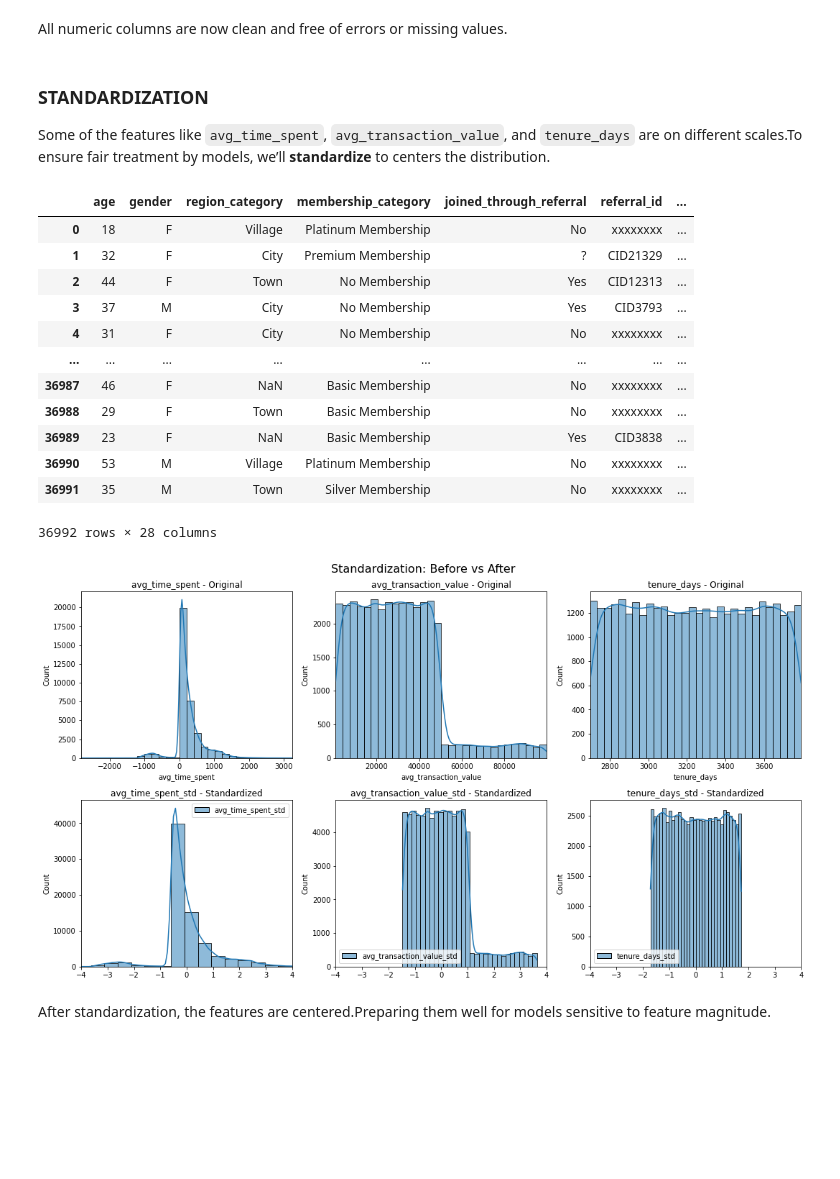
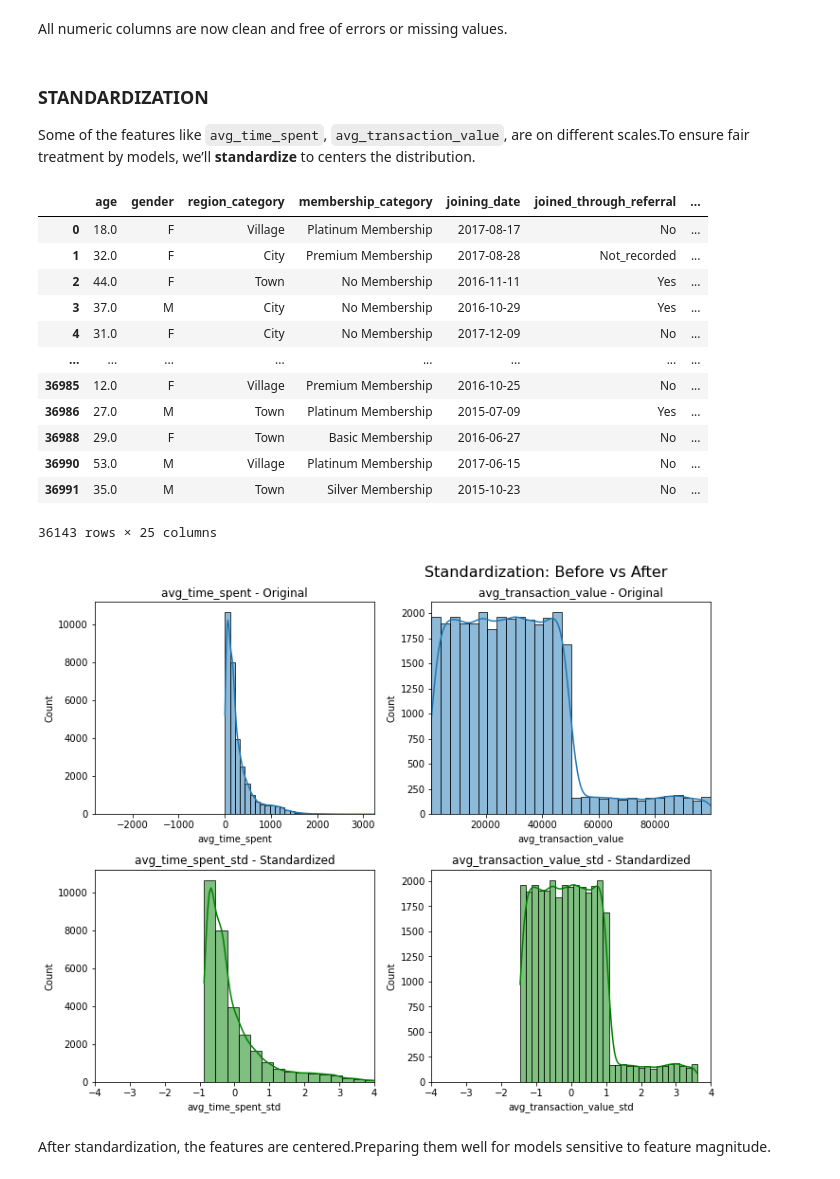
Before and after one commit to wambuikariuki/Capstone_Phase5_group9, a Jupyter notebook: Notebook.ipynb, the cells around one changed output. Drawn from its saved outputs; the diff is of its cells as text; code cells hidden in the pictures; blank space fills up the shorter version.

```diff
--- a/Notebook.ipynb
+++ b/Notebook.ipynb
@@ -576,3 +656,28 @@ df_cleaned.loc[df_cleaned['avg_time_spent'] < 0, 'avg_time_spent'] = median_time
+# %%
+discount_mapping = {
+    'yes': 'Yes',
+    'no': 'No',
+    'y': 'Yes',
+    'n': 'No'
+}
+df_cleaned['used_special_discount'] = df_cleaned['used_special_discount'].map(discount_mapping).fillna('No')
+# %%
+df_cleaned['offer_application_preference'] = df_cleaned['offer_application_preference'].astype(str).str.strip().str.lower()
+offer_mapping = {
+    'yes': 'Yes',
+    'no': 'No',
+    'y': 'Yes',
+    'n': 'No'
+}
+df_cleaned['offer_application_preference'] = df_cleaned['offer_application_preference'].map(offer_mapping).fillna('No')
+df_cleaned['past_complaint'] = df_cleaned['past_complaint'].astype(str).str.strip().str.lower()
+complaint_mapping = {
+    'yes': 'Yes',
+    'no': 'No',
+    'y': 'Yes',
+    'n': 'No'
+}
+df_cleaned['past_complaint'] = df_cleaned['past_complaint'].map(complaint_mapping).fillna('No')
 # %% [markdown]
 ### Clean and Handle Missing or Invalid Data
 
@@ -580,10 +685,10 @@ Before we apply scaling or modeling, we need to make sure all our numeric fields
 # %%
 # Convert string-like errors to numeric and handle missing values
 cols_to_clean = ['avg_frequency_login_days', 'avg_transaction_value', 'points_in_wallet',
-                 'days_since_last_login', 'avg_time_spent', 'tenure_days']
+                 'days_since_last_login', 'avg_time_spent']
 
 for col in cols_to_clean:
-    df[col] = pd.to_numeric(df[col], errors='coerce')
-    df[col].fillna(df[col].median(), inplace=True)
-df
+    df_cleaned[col] = pd.to_numeric( df_cleaned[col], errors='coerce')
+    df_cleaned[col].fillna( df_cleaned[col].median(), inplace=True)
+df_cleaned
 # %% [output]
@@ -605,47 +710,47 @@ All numeric columns are now clean and free of errors or missing values.
 # %% [markdown]
 ### STANDARDIZATION
 
-Some of the features like `avg_time_spent`, `avg_transaction_value`, and `tenure_days` are on different scales.To ensure fair treatment by models, we’ll **standardize** to centers the distribution.
+Some of the features like `avg_time_spent`, `avg_transaction_value`,  are on different scales.To ensure fair treatment by models, we’ll **standardize** to centers the distribution.
 # %%
-standardize_cols = ['avg_time_spent', 'avg_transaction_value', 'tenure_days']
+standardize_cols = ['avg_time_spent', 'avg_transaction_value']
 scaler_std = StandardScaler()
-df_std = pd.DataFrame(scaler_std.fit_transform(df[standardize_cols]),
+df_cleaned_std = pd.DataFrame(scaler_std.fit_transform( df_cleaned[standardize_cols]),
                       columns=[f"{col}_std" for col in standardize_cols])
-df = pd.concat([df, df_std], axis=1)
-df
+df_cleaned = pd.concat([df_cleaned, df_cleaned_std], axis=1)
+df_cleaned
 # %% [output]
-|  | age | gender | region_category | membership_category | joined_through_referral | referral_id | ... |
-| 0 | 18 | F | Village | Platinum Membership | No | xxxxxxxx | ... |
-| 1 | 32 | F | City | Premium Membership | ? | CID21329 | ... |
-| 2 | 44 | F | Town | No Membership | Yes | CID12313 | ... |
-| 3 | 37 | M | City | No Membership | Yes | CID3793 | ... |
-| 4 | 31 | F | City | No Membership | No | xxxxxxxx | ... |
+|  | age | gender | region_category | membership_category | joining_date | joined_through_referral | ... |
+| 0 | 18.0 | F | Village | Platinum Membership | 2017-08-17 | No | ... |
+| 1 | 32.0 | F | City | Premium Membership | 2017-08-28 | Not_recorded | ... |
+| 2 | 44.0 | F | Town | No Membership | 2016-11-11 | Yes | ... |
+| 3 | 37.0 | M | City | No Membership | 2016-10-29 | Yes | ... |
+| 4 | 31.0 | F | City | No Membership | 2017-12-09 | No | ... |
 | ... | ... | ... | ... | ... | ... | ... | ... |
-| 36987 | 46 | F | NaN | Basic Membership | No | xxxxxxxx | ... |
-| 36988 | 29 | F | Town | Basic Membership | No | xxxxxxxx | ... |
-| 36989 | 23 | F | NaN | Basic Membership | Yes | CID3838 | ... |
-| 36990 | 53 | M | Village | Platinum Membership | No | xxxxxxxx | ... |
-| 36991 | 35 | M | Town | Silver Membership | No | xxxxxxxx | ... |
+| 36985 | 12.0 | F | Village | Premium Membership | 2016-10-25 | No | ... |
+| 36986 | 27.0 | M | Town | Platinum Membership | 2015-07-09 | Yes | ... |
+| 36988 | 29.0 | F | Town | Basic Membership | 2016-06-27 | No | ... |
+| 36990 | 53.0 | M | Village | Platinum Membership | 2017-06-15 | No | ... |
+| 36991 | 35.0 | M | Town | Silver Membership | 2015-10-23 | No | ... |
-36992 rows × 28 columns
+36143 rows × 25 columns
 # %%
 plt.figure(figsize=(15, 8))
 
 for i, col in enumerate(standardize_cols):
     plt.subplot(2, 3, i+1)
-    sns.histplot(df[col], kde=True, bins=30)
+    sns.histplot(df_cleaned[col], kde=True, bins=30)
     plt.title(f"{col} - Original")
     plt.xlim(df[col].min(), df[col].max())
 
     plt.subplot(2, 3, i+4)
-    sns.histplot(df[f"{col}_std"], kde=True, color='green', bins=30)
+    sns.histplot(df_cleaned[f"{col}_std"], kde=True, color='green', bins=30)
     plt.title(f"{col}_std - Standardized")
     plt.xlim(-4, 4)
 
 plt.tight_layout()
 plt.suptitle("Standardization: Before vs After", fontsize=16, y=1.02)
 plt.show()
 # %% [output]
-[figure, old version]
+[figure, new version]
 # %% [markdown]
 After standardization, the features are centered.Preparing them well for models sensitive to feature magnitude.
 # %% [markdown]
```
Also changed, not shown: parts of 43 cells of this notebook, 1 other file.
